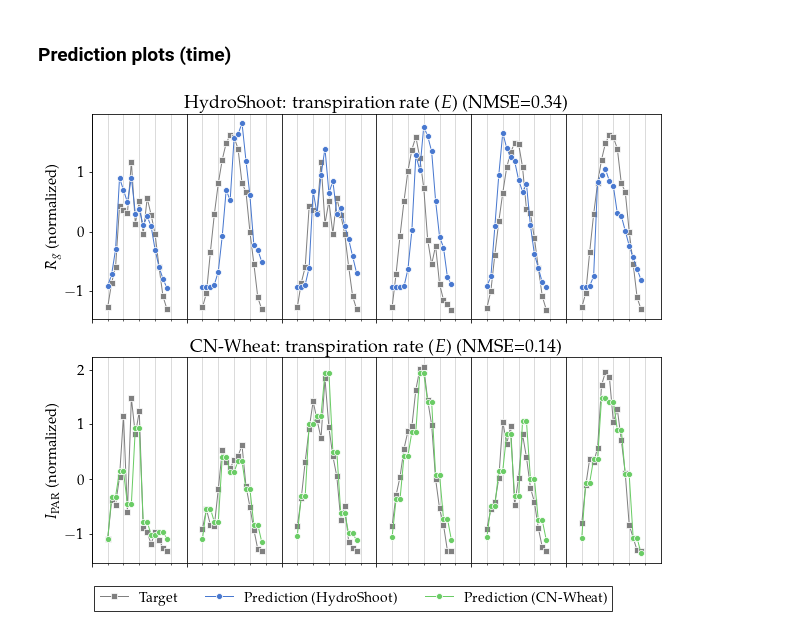
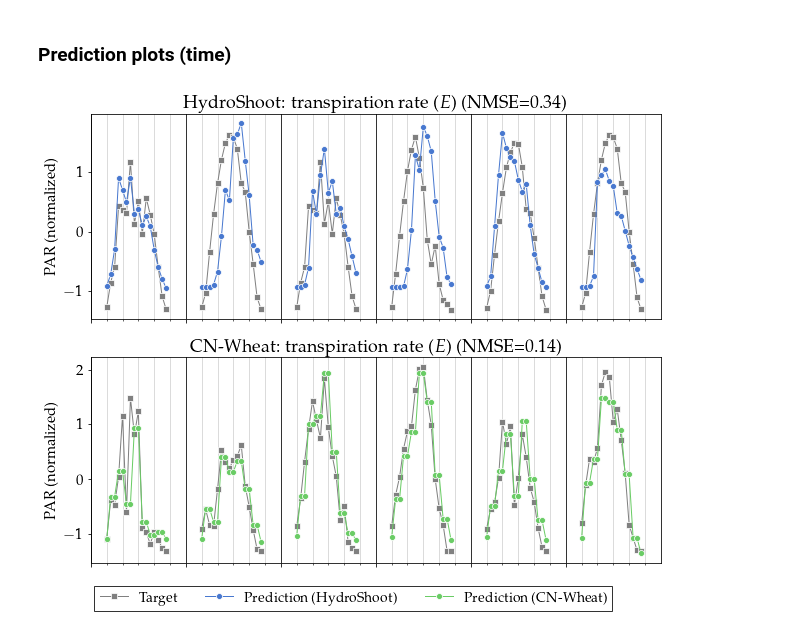
Before and after one commit to mcndt/thesis-plant-reservoir-computing, a Jupyter notebook: notebooks/regression_tests/Figures_Predictions_input_phys.ipynb, the cells around one changed output. Cells and saved outputs as stored; diff of their text form; code cells hidden in the pictures.

```diff
--- a/notebooks/regression_tests/Figures_Predictions_input_phys.ipynb
+++ b/notebooks/regression_tests/Figures_Predictions_input_phys.ipynb
@@ -214,7 +214,7 @@ with plt.style.context('seaborn-muted'):
   ax.set_xlim(0, width)
 
   # labels
-  ax.set_ylabel(r'$R_g$ (normalized)')
+  ax.set_ylabel(r'PAR (normalized)')
   ax.set_title(f'HydroShoot: transpiration rate ($E$) (NMSE={hs_score:.2f})')
 
   # cleanup
@@ -240,32 +240,32 @@ with plt.style.context('seaborn-muted'):
     plot_time = time[time_start:time_end]
 
 
     sns.lineplot(data=plot_data, x=plot_time, y=f'{cn_target}__true', color='grey', linewidth=1, ax=ax, marker='s')
     if i_sample == 0:
       sns.lineplot(data=plot_data, x=plot_time, y=f'{cn_target}__{cn_reservoir}', color=colors[1], linewidth=1, ax=ax, marker='o', label='Prediction (CN-Wheat)')
     else:
       sns.lineplot(data=plot_data, x=plot_time, y=f'{cn_target}__{cn_reservoir}', color=colors[1], linewidth=1, ax=ax, marker='o')
 
   # axes
   ax.xaxis.set_major_locator(FixedLocator(time[::sample_width]))
   ax.xaxis.set_minor_locator(FixedLocator(time[::4]))
   ax.xaxis.set_major_formatter(FixedFormatter(['' * len(time[::sample_width])]))
   ax.set_axisbelow(True)
   ax.grid(axis='x', color='black', linewidth=0.8, which='major')
   ax.grid(axis='x', color='lightgrey', linewidth=0.8, which='minor')
   ax.set_xlim(0, width)
 
   # labels
-  ax.set_ylabel(r'$I_{\text{PAR}}$ (normalized)')
+  ax.set_ylabel(r'PAR (normalized)')
   ax.set_title(f'CN-Wheat: transpiration rate ($E$) (NMSE={cn_score:.2f})')
 
   # cleanup
   ax.get_legend().remove()
 
   ### FINAL FIGURE ###
   fig.legend(loc='lower center', fancybox=False, shadow=False, ncol=5,
                  frameon=True, edgecolor='black', bbox_to_anchor=(0.5, -0.07), fontsize=14)
   plt.tight_layout()
   plt.savefig('regression_res_prediction.png', dpi=200, facecolor='white', bbox_inches='tight')
 # %% [output]
-[figure, old version]
+[figure, new version]
```
Also changed, not shown: 1 other file.
